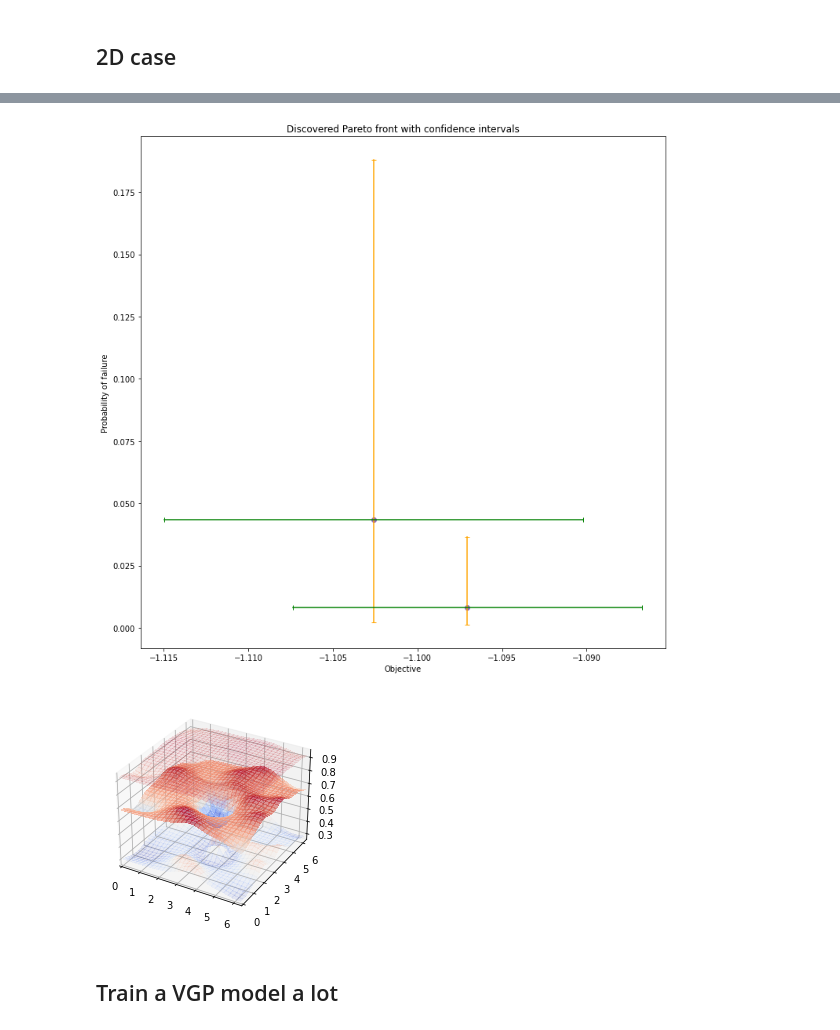
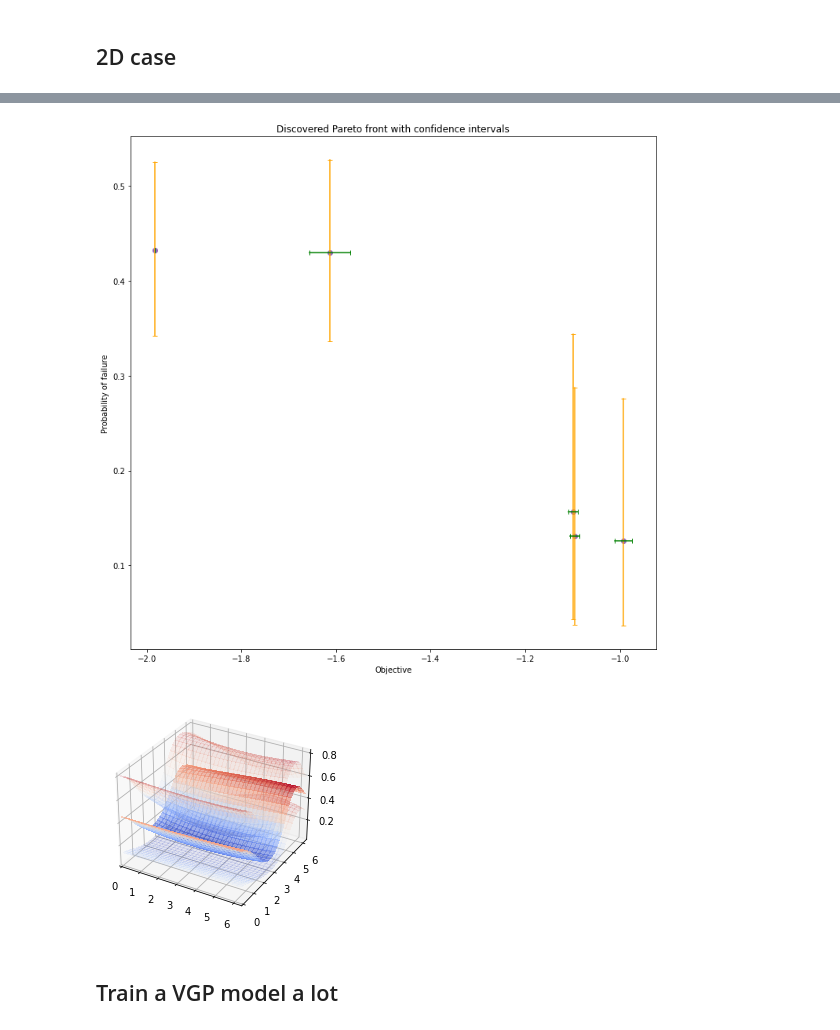
Before and after one commit to secondmind-labs/trieste, a Jupyter notebook: lunar_lander/simple_functions.ipynb, the cells around one changed output, grey strips where cells are left out. Saved outputs shown, nothing was run; the diff lists cells and outputs as text; code cells hidden in the pictures.

```diff
--- a/lunar_lander/simple_functions.ipynb
+++ b/lunar_lander/simple_functions.ipynb
@@ -68,15 +68,16 @@ def create_regression_model(data, search_space):
 
 def create_classification_model(data, search_space):
     kernel = gpflow.kernels.SquaredExponential(
-        lengthscales=[1.0]*int(search_space.dimension)
+        #lengthscales=[1.0]*int(search_space.dimension)
+        lengthscales=[0.2]*int(search_space.dimension)
     )
     scale = tf.constant(1.0, dtype=tf.float64)
     kernel.variance.prior = tfp.distributions.LogNormal(
         tf.constant(-2.0, dtype=tf.float64), scale
     )
-    kernel.lengthscales.prior = tfp.distributions.LogNormal(
-        tf.math.log(kernel.lengthscales), scale
-    )
+#     kernel.lengthscales.prior = tfp.distributions.LogNormal(
+#         tf.math.log(kernel.lengthscales), scale
+#     )
     likelihood = gpflow.likelihoods.Bernoulli()
     vgp = gpflow.models.VGP(data.astuple(), kernel, likelihood)
     return vgp
@@ -84,7 +85,7 @@ def create_classification_model(data, search_space):
 classification_model_config_args = {
     "model_args": {"use_natgrads": True},
     "optimizer": tf.optimizers.Adam(1e-2),
-    "optimizer_args": {"max_iter": 100},
+    "optimizer_args": {"max_iter": 50},
 }
 # %% [markdown]
 ## 1D case
@@ -344,7 +338,7 @@ plt.show();
 pf_input_points, pf_points = find_pf_points(grid, objective_model_values, failure_model_values)
 points_in_objective_space = tf.concat([objective_model_values, failure_model_values], axis=1)
 
-mean, variance = result_2d.models[FAILURE].predict(pf_input_points)
+mean, variance = result_2d.models[FAILURE].model.predict_f(pf_input_points)
 failure_lower_conf_bounds = result_2d.models[FAILURE]._model.likelihood.invlink(mean - 2 * tf.sqrt(variance))
 failure_upper_conf_bounds = result_2d.models[FAILURE]._model.likelihood.invlink(mean + 2 * tf.sqrt(variance))
 
@@ -371,17 +365,17 @@ plt.ylabel("Probability of failure");
 plt.title("Discovered Pareto front with confidence intervals");
 plt.show();
 # %% [output]
-[figure, old version]
+[figure, new version]
 # %%
 fig, ax = plotting.plot_gp_2d(
     result_2d.models[FAILURE].model,  # type: ignore
     search_space_2d.lower,
     search_space_2d.upper,
     grid_density=30,
-    predict_y=True
+    predict_y=False
 )
 # %% [output]
-[figure, old version]
+[figure, new version]
 # %% [markdown]
 ## Train a VGP model a lot
 # %%
```
Also changed, not shown: parts of 13 cells of this notebook.
